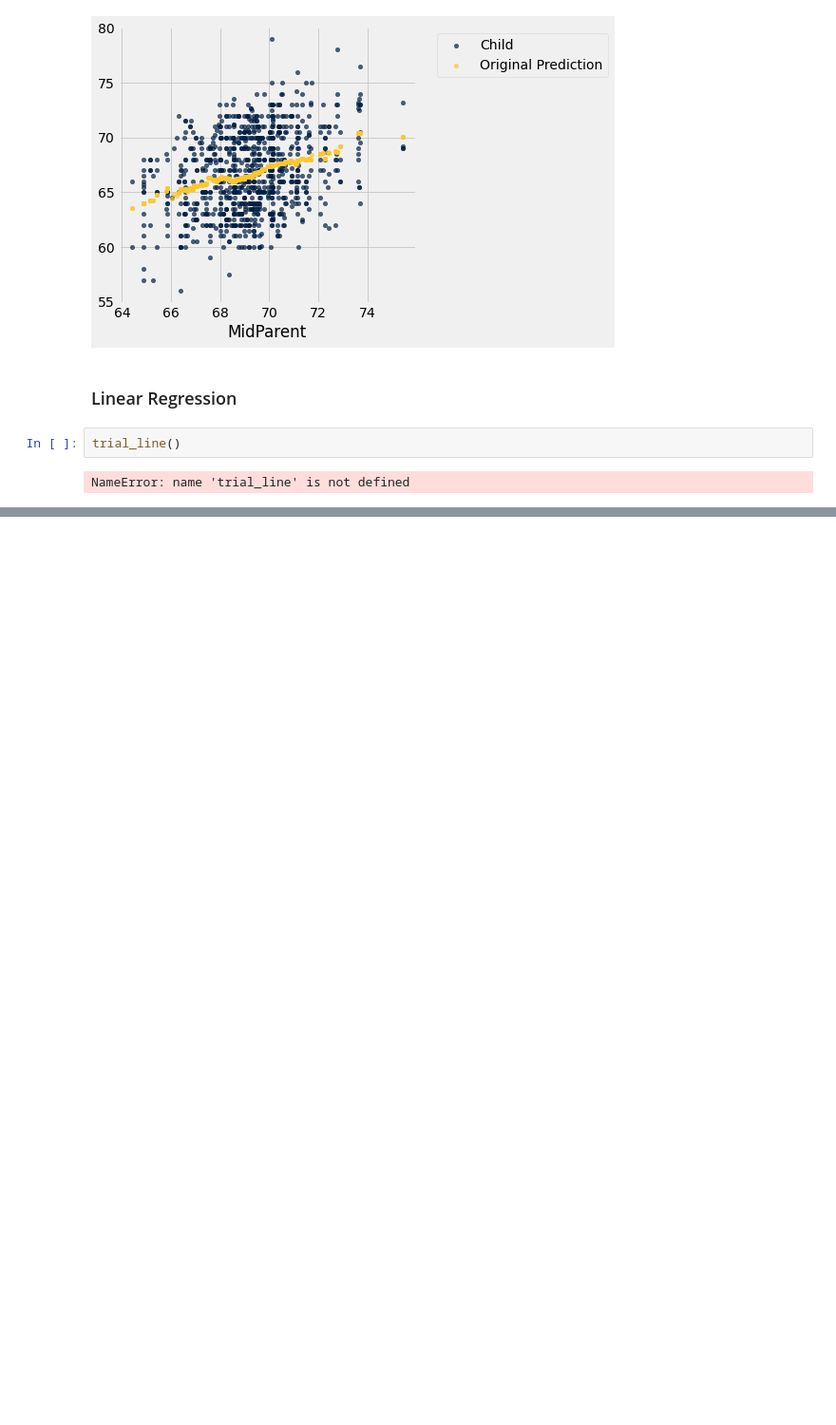
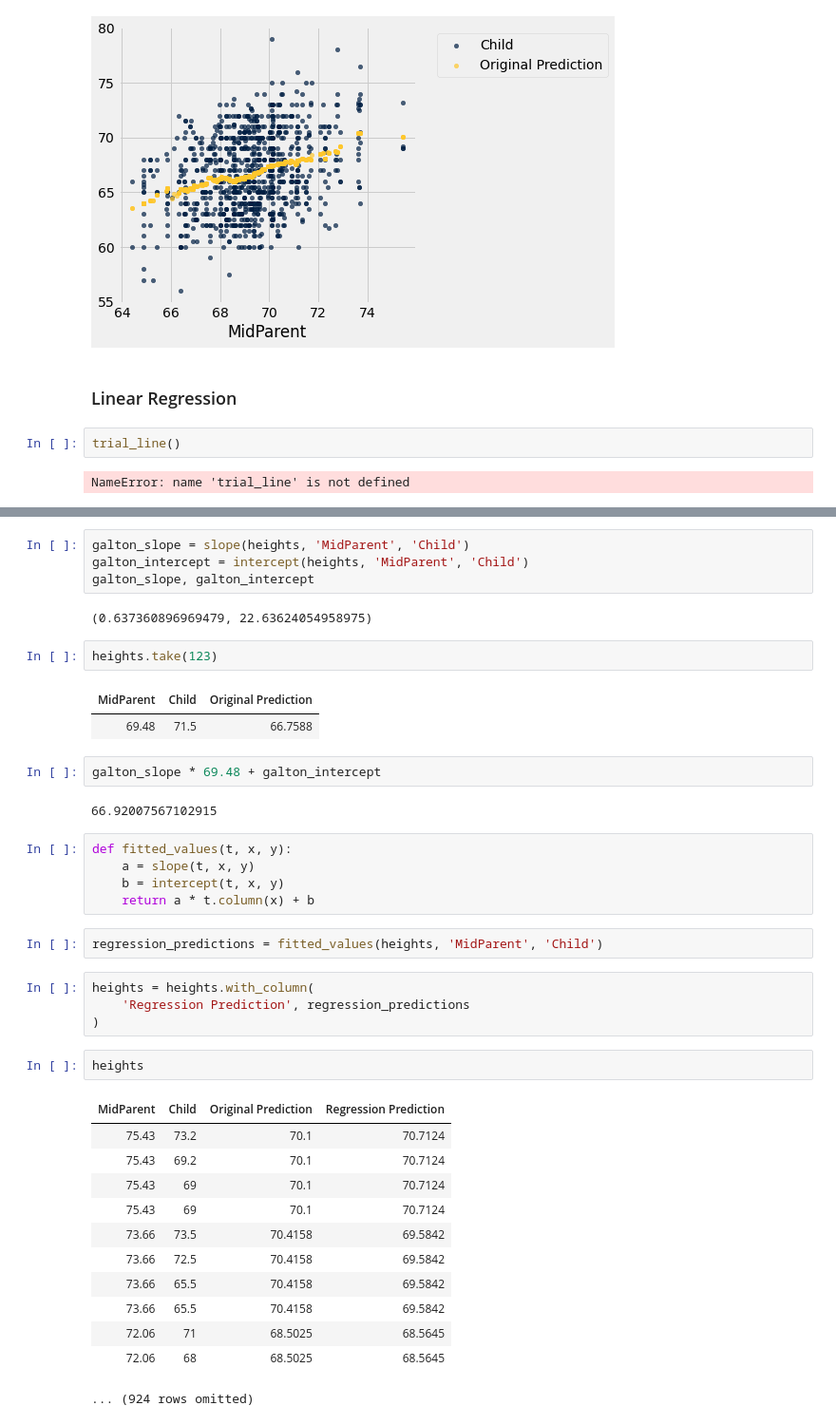
Before and after one commit to ciretorres/python, a Jupyter notebook: data8.3x/week2/sec04_regression.ipynb, the cells around one changed output, grey strips where cells are left out. Shown at 95% size. Cells and saved outputs as stored; diff of their text form; blank space fills up the shorter version.

```diff
--- a/data8.3x/week2/sec04_regression.ipynb
+++ b/data8.3x/week2/sec04_regression.ipynb
@@ -70,0 +104,41 @@ NameError: name 'trial_line' is not defined
+# %%
+galton_slope = slope(heights, 'MidParent', 'Child')
+galton_intercept = intercept(heights, 'MidParent', 'Child')
+galton_slope, galton_intercept
+# %% [output]
+(0.637360896969479, 22.63624054958975)
+# %%
+heights.take(123)
+# %% [output]
+| MidParent | Child | Original Prediction |
+| 69.48 | 71.5 | 66.7588 |
+# %%
+galton_slope * 69.48 + galton_intercept
+# %% [output]
+66.92007567102915
+# %%
+def fitted_values(t, x, y):
+    a = slope(t, x, y)
+    b = intercept(t, x, y)
+    return a * t.column(x) + b
+# %%
+regression_predictions = fitted_values(heights, 'MidParent', 'Child')
+# %%
+heights = heights.with_column(
+    'Regression Prediction', regression_predictions
+)
+# %%
+heights
+# %% [output]
+| MidParent | Child | Original Prediction | Regression Prediction |
+| 75.43 | 73.2 | 70.1 | 70.7124 |
+| 75.43 | 69.2 | 70.1 | 70.7124 |
+| 75.43 | 69 | 70.1 | 70.7124 |
+| 75.43 | 69 | 70.1 | 70.7124 |
+| 73.66 | 73.5 | 70.4158 | 69.5842 |
+| 73.66 | 72.5 | 70.4158 | 69.5842 |
+| 73.66 | 65.5 | 70.4158 | 69.5842 |
+| 73.66 | 65.5 | 70.4158 | 69.5842 |
+| 72.06 | 71 | 68.5025 | 68.5645 |
+| 72.06 | 68 | 68.5025 | 68.5645 |
+... (924 rows omitted)
```
Also changed, not shown: parts of 4 cells of this notebook.
